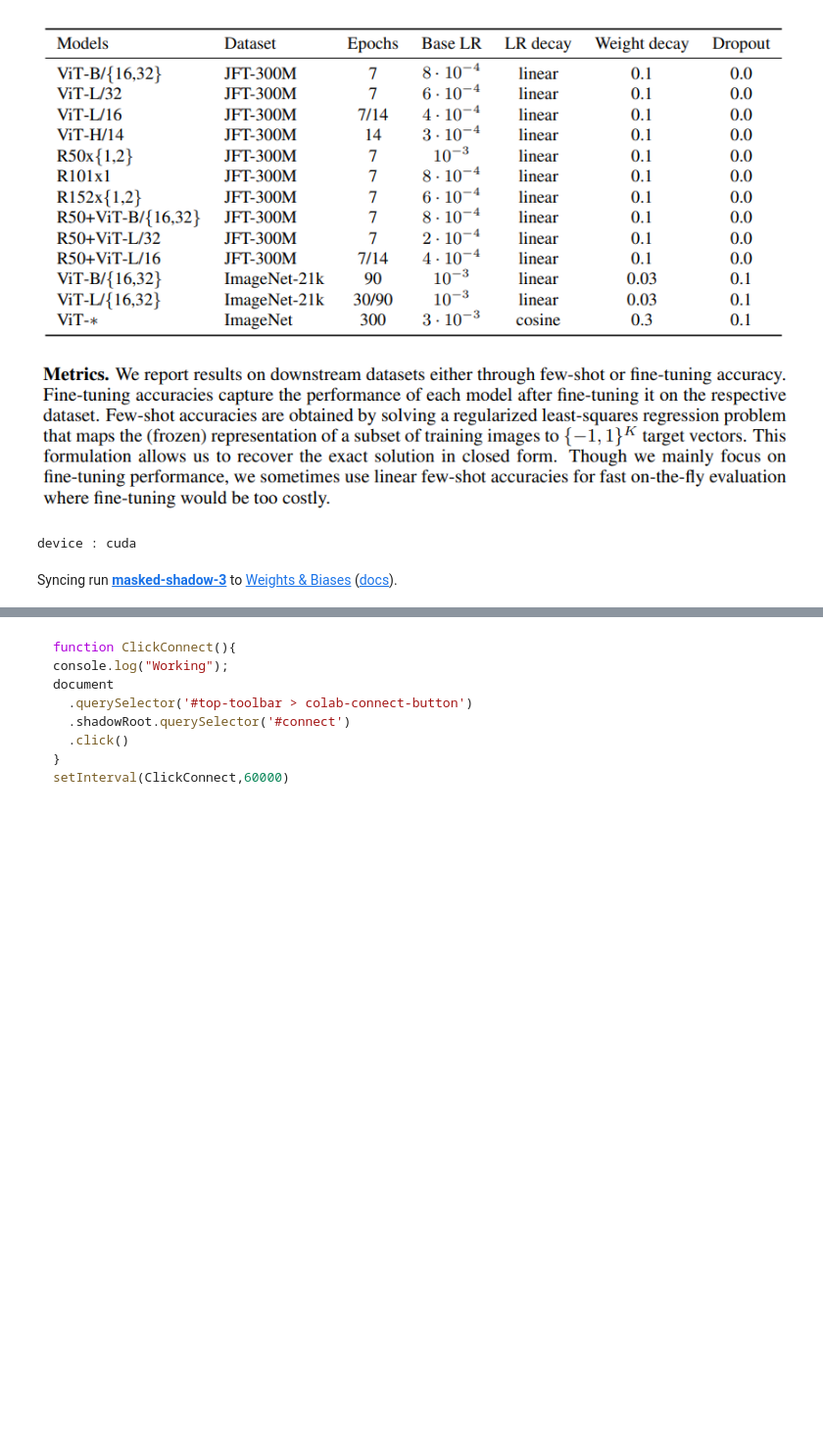
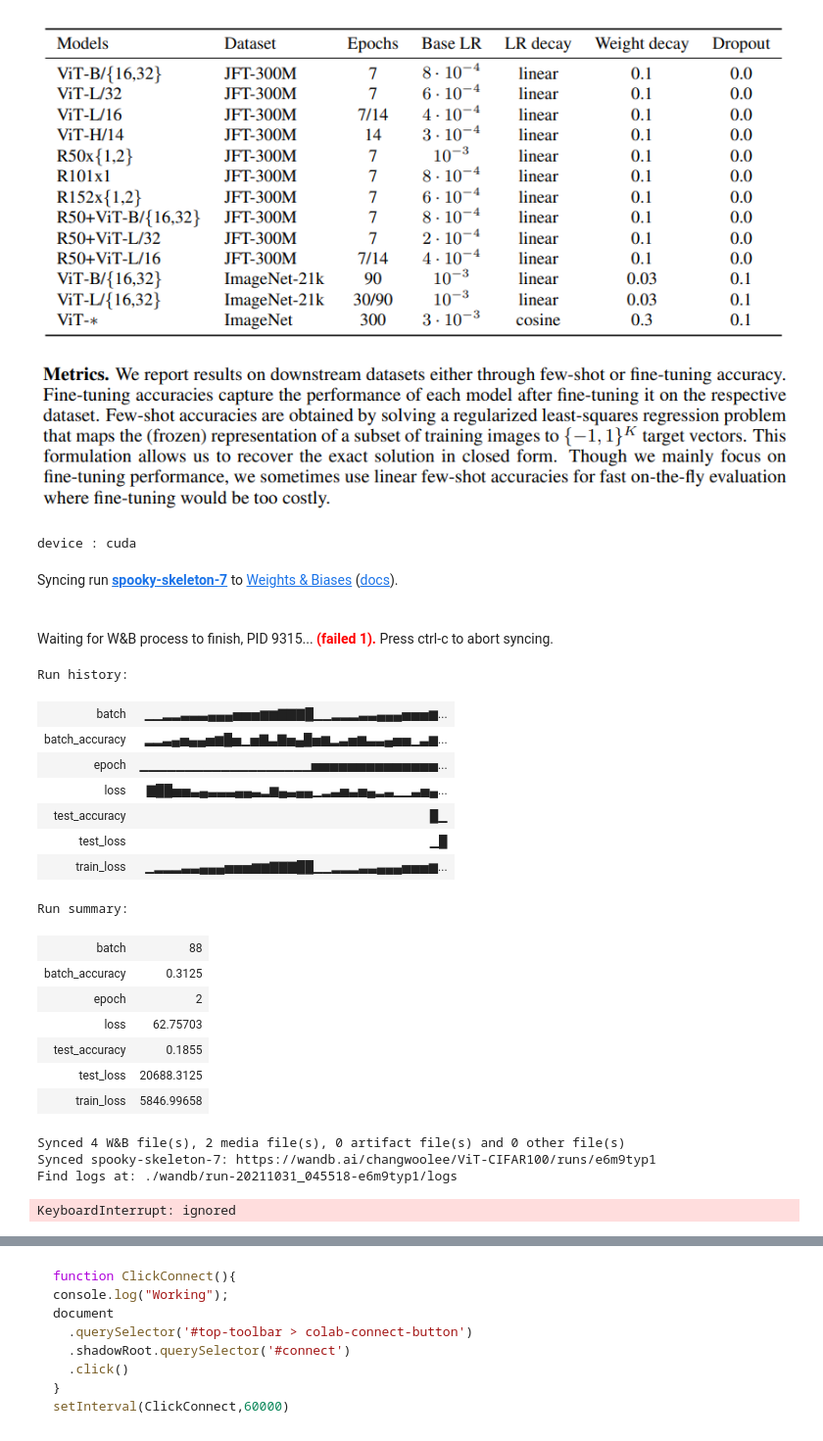
Before and after one commit to MINED30/MODELING, a Jupyter notebook: Vision_Transformer.ipynb, the cells around one changed output, grey strips where cells are left out. Shown at 98% size. Saved outputs shown, nothing was run; the diff lists cells and outputs as text; code cells hidden in the pictures; blank space fills up the shorter version.

```diff
--- a/Vision_Transformer.ipynb
+++ b/Vision_Transformer.ipynb
@@ -239,7 +233,6 @@ config={
   "emb_size" : 768,
   "num_heads" : 8,
   "mlp_size" : 3072,
-  "return_attn_output_weights" : False,
   "depth" : 12,
   "device" : torch.device("cuda") if torch.cuda.is_available() else torch.device("cpu")
 }
@@ -248,14 +241,14 @@ class VisionTransformer(nn.Module):
   def __init__(self,config,**kwargs):
     super().__init__()
     self.patch_embedding = PatchEmbedding(**config)
-    self.vit_encoder = nn.Sequential(*[VisionTransformerEncdoer(config) for _ in range(config['depth'])])
+    self.vit_encoder = nn.Sequential(*[VisionTransformerEncdoer(config,return_attn_output_weights=False) if i<11 else VisionTransformerEncdoer(config,return_attn_output_weights=True) for i in range(config['depth']) ])
     self.classifier = MLPHead(**config)
 
   def forward(self, img):
     x = self.patch_embedding(img)
-    x = self.vit_encoder(x)
+    x,att = self.vit_encoder(x)
     x = self.classifier(x)
-    return x
+    return x,att
 
 # vit = VisionTransformer(config)
 # vit.to(device)
@@ -298,13 +291,31 @@ True
 ![image.png](embedded-picture-1)
 # %% [markdown]
 ![image.png](embedded-picture-1)
+# %%
+def figure_to_array(fig):
+    fig.canvas.draw()
+    return np.array(fig.canvas.renderer._renderer)
+
+def pics_with_att(model,images,labels):
+    att_img = model(images)[1]
+    f = plt.figure(figsize=(5,6))
+    for i in range(16):
+      plt.subplot(4,4,i+1)
+      plt.title(classes[labels[i]])
+      plt.imshow(images[i].permute(1,2,0).to('cpu').detach().numpy())
+      plt.imshow(att_img[i][0][1:].reshape(8,8).to('cpu').detach().numpy().repeat(4).reshape(8,32).repeat(4,axis=0),
+                 cmap='gray_r',alpha=0.5)
+      plt.axis("off")
+    plt.close()
+    return figure_to_array(f)
 # %%
 from tqdm.auto import tqdm
 
 model = VisionTransformer(config)
+# model.load_state_dict(torch.load(f"/content/Vit.pt"))
 optimizer = torch.optim.Adam(model.parameters(), lr=8e-4, betas=(0.9,0.999), weight_decay=0.1)
 
-num_epochs = 10
+num_epochs = 100
 num_training_steps = num_epochs * len(train_loader) + num_epochs * len(test_loader)
 loss_function = torch.nn.CrossEntropyLoss(reduction='none')
 
@@ -314,7 +325,7 @@ print("device :",device)
 # %% [output]
 device : cuda
 # %%
-with wandb.init(project="ViT-demo-v1", config=config):
+with wandb.init(project="ViT-CIFAR100", config=config):
     wandb.watch(model, log="all", log_freq=100)
     progress_bar = tqdm(range(num_training_steps))
     for epoch in range(num_epochs):
@@ -324,35 +335,58 @@ with wandb.init(project="ViT-demo-v1", config=config):
             images, labels = batch
             images = images.to(device)
             labels = labels.to(device)
-            out = model(images)
+            out, att = model(images)
 
             loss = loss_function(out, labels.long()).sum()
             optimizer.zero_grad()
             loss.backward()
             optimizer.step()
 
             with torch.no_grad():
                 progress_bar.update(1)
                 train_loss += loss
                 batch_accuracy = (torch.argmax(out,1)==labels).sum()/len(out)
                 wandb.log({"epoch": epoch, "batch":bindx,
                            "loss": loss, "train_loss":train_loss,
                            "batch_accuracy" : batch_accuracy})
 
         with torch.no_grad():
             model.eval()
             test_loss = 0
             test_correct = 0
             for images, labels in test_loader:
                 images = images.to(device)
                 labels = labels.to(device)
-                out = model(images)
+                out,att = model(images)
                 loss = loss_function(out, labels.long()).sum()
                 test_loss += loss
                 test_correct += (torch.argmax(out,1)==labels).sum()
                 progress_bar.update(1)
             test_accuracy = test_correct/len(test_ds)
+            att_pic = pics_with_att(model, images, labels)
+            wandb_img = wandb.Image(att_pic)
             wandb.log({"epoch": epoch, "test_loss":test_loss,
-                        "test_accuracy": test_accuracy})
+                        "test_accuracy": test_accuracy, "test_img":wandb_img})
 # %% [output]
-Syncing run masked-shadow-3 to Weights & Biases (docs).
+Syncing run spooky-skeleton-7 to Weights & Biases (docs).
+Waiting for W&B process to finish, PID 9315... (failed 1). Press ctrl-c to abort syncing.
+Run history:
+| batch | ▁▁▂▂▃▃▃▄▄▄▅▅▅▆▆▇▇▇█▁▁▂▂▂▃▃▄▄▄▅▅▅▆... |
+| batch_accuracy | ▂▂▃▄▅▄▄▅▆█▅▁▅▇▃▇▅▄█▅▆▂▃▅▆▃▃▄▅▅▁▃▆... |
+| epoch | ▁▁▁▁▁▁▁▁▁▁▁▁▁▁▁▁▁▁▁▅▅▅▅▅▅▅▅▅▅▅▅▅▅... |
+| loss | ▇██▅▅▃▄▃▃▃▄▄▃▂▆▄▃▄▄▁▂▃▅▃▅▄▂▃▁▁▃▅▄... |
+| test_accuracy | █▁ |
+| test_loss | ▁█ |
+| train_loss | ▁▂▂▂▃▃▄▄▄▅▅▅▆▆▇▇▇██▁▁▂▂▂▃▃▄▄▄▅▅▅▆... |
+Run summary:
+| batch | 88 |
+| batch_accuracy | 0.3125 |
+| epoch | 2 |
+| loss | 62.75703 |
+| test_accuracy | 0.1855 |
+| test_loss | 20688.3125 |
+| train_loss | 5846.99658 |
+Synced 4 W&B file(s), 2 media file(s), 0 artifact file(s) and 0 other file(s)
+Synced spooky-skeleton-7: https://wandb.ai/changwoolee/ViT-CIFAR100/runs/e6m9typ1
+Find logs at: ./wandb/run-20211031_045518-e6m9typ1/logs
+KeyboardInterrupt: ignored
```
Also changed, not shown: parts of 11 cells of this notebook.
